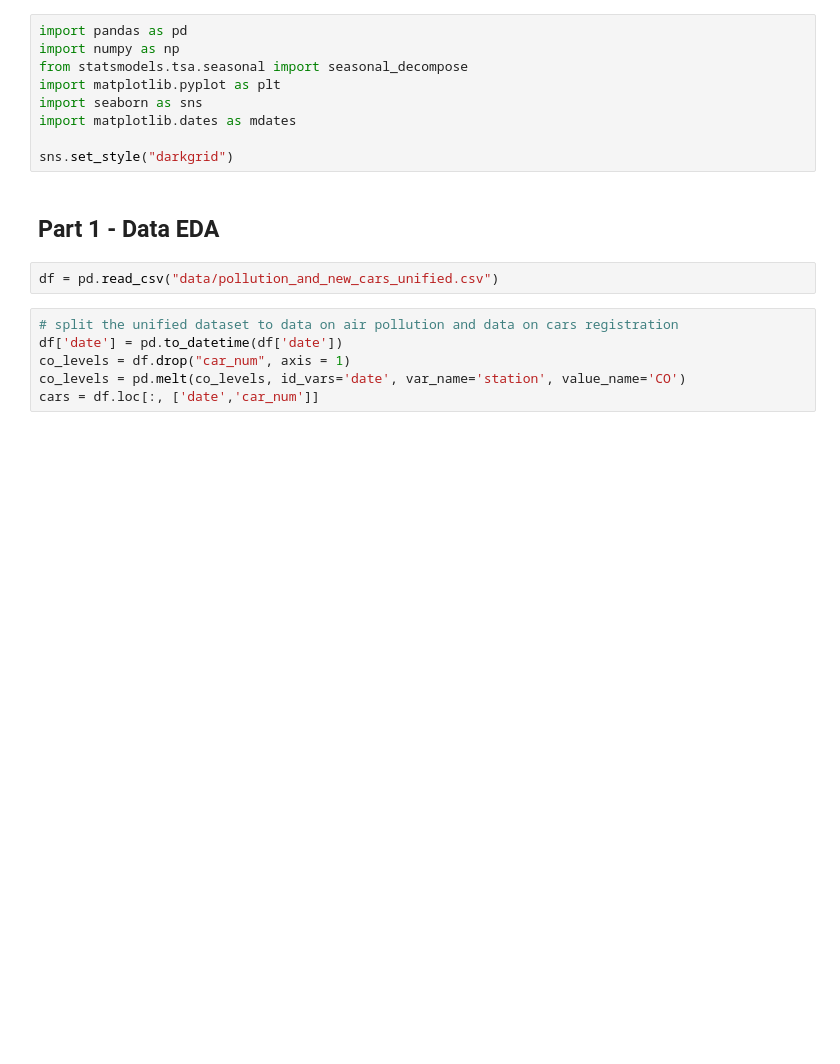
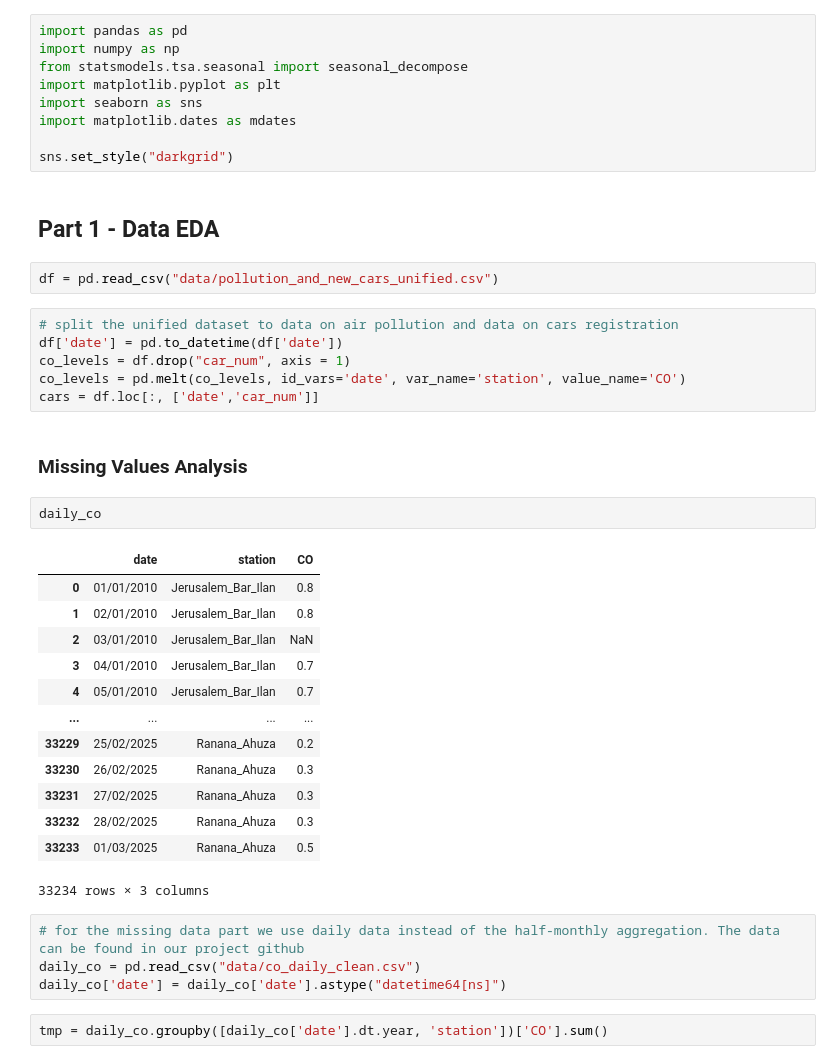
Before and after one commit to sinitsky96/Time-Series-Project, a Jupyter notebook: Final_Project.ipynb, the cells around one changed output. Drawn from its saved outputs; the diff is of its cells as text; blank space fills up the shorter version.

```diff
--- a/Final_Project.ipynb
+++ b/Final_Project.ipynb
@@ -19,3 +19,27 @@ df['date'] = pd.to_datetime(df['date'])
 co_levels = df.drop("car_num", axis = 1)
 co_levels = pd.melt(co_levels, id_vars='date', var_name='station', value_name='CO')
 cars = df.loc[:, ['date','car_num']]
+# %% [markdown]
+### Missing Values Analysis
+# %%
+daily_co
+# %% [output]
+|  | date | station | CO |
+| 0 | 01/01/2010 | Jerusalem_Bar_Ilan | 0.8 |
+| 1 | 02/01/2010 | Jerusalem_Bar_Ilan | 0.8 |
+| 2 | 03/01/2010 | Jerusalem_Bar_Ilan | NaN |
+| 3 | 04/01/2010 | Jerusalem_Bar_Ilan | 0.7 |
+| 4 | 05/01/2010 | Jerusalem_Bar_Ilan | 0.7 |
+| ... | ... | ... | ... |
+| 33229 | 25/02/2025 | Ranana_Ahuza | 0.2 |
+| 33230 | 26/02/2025 | Ranana_Ahuza | 0.3 |
+| 33231 | 27/02/2025 | Ranana_Ahuza | 0.3 |
+| 33232 | 28/02/2025 | Ranana_Ahuza | 0.3 |
+| 33233 | 01/03/2025 | Ranana_Ahuza | 0.5 |
+33234 rows × 3 columns
+# %%
+# for the missing data part we use daily data instead of the half-monthly aggregation. The data can be found in our project github
+daily_co = pd.read_csv("data/co_daily_clean.csv")
+daily_co['date'] = daily_co['date'].astype("datetime64[ns]")
+# %%
+tmp = daily_co.groupby([daily_co['date'].dt.year, 'station'])['CO'].sum()
```
Also changed, not shown: parts of 2 cells of this notebook, 1 other file.
